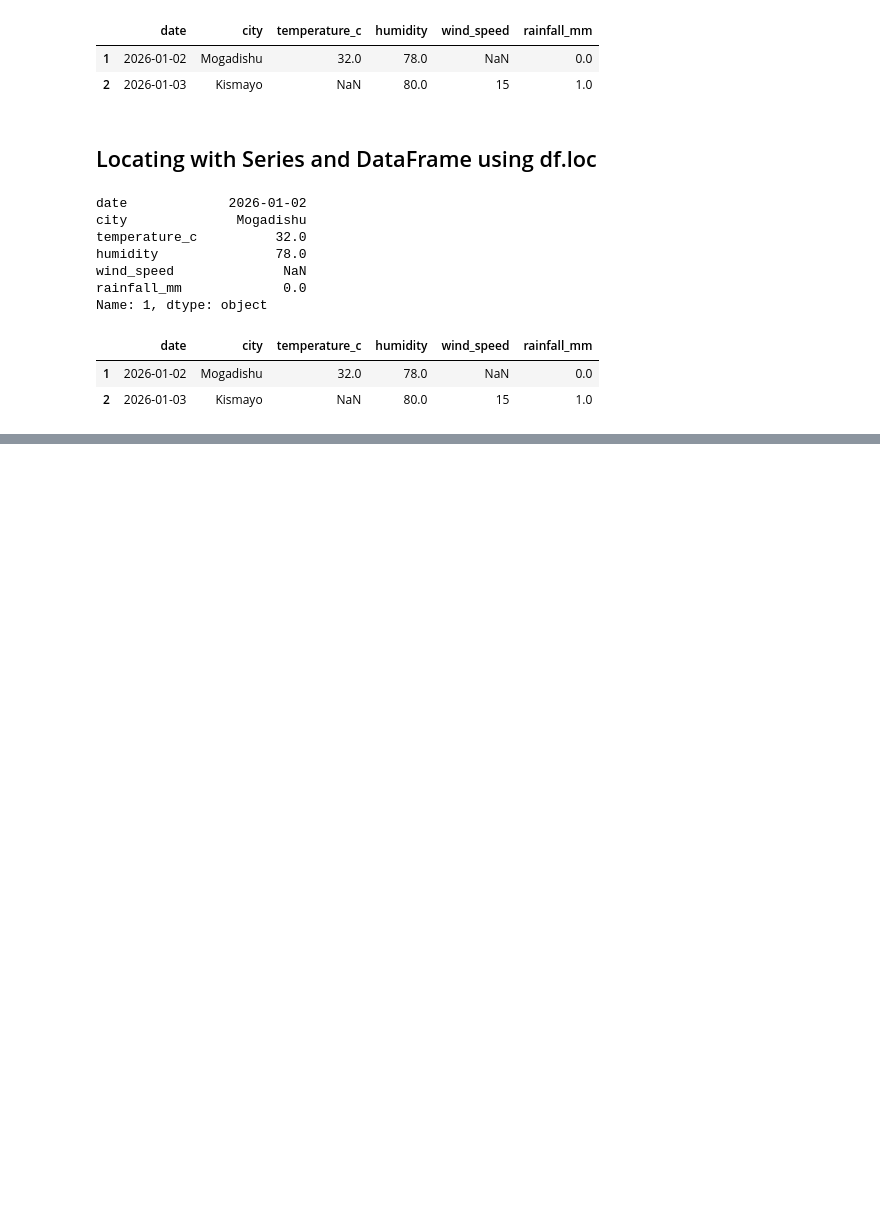
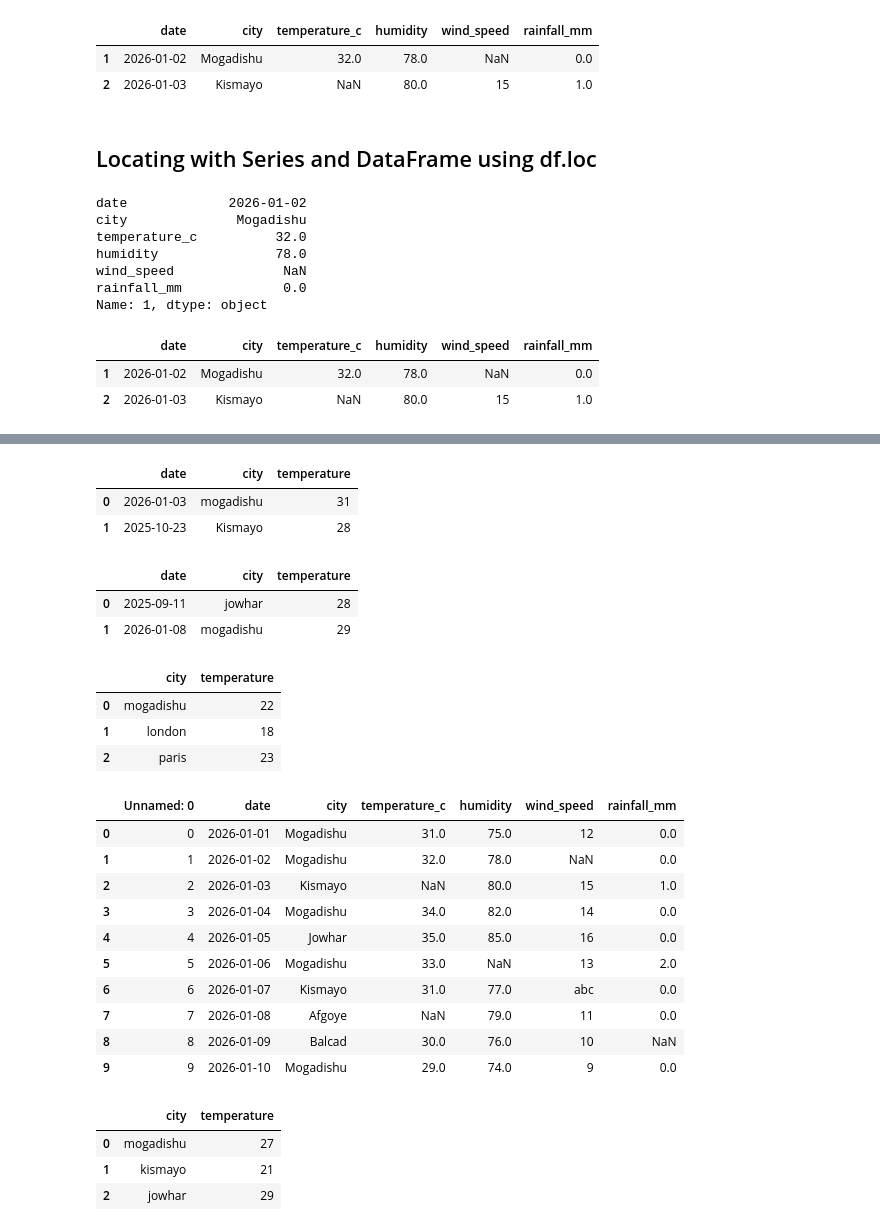
Before and after one commit to marshaale/learn-pandas, a Jupyter notebook: notebook.ipynb, the cells around one changed output, grey strips where cells are left out. Drawn from its saved outputs; the diff is of its cells as text; code cells hidden in the pictures; blank space fills up the shorter version.

Commit message:
basic ways to create data frame.

```diff
--- a/notebook.ipynb
+++ b/notebook.ipynb
@@ -223,0 +242,67 @@ df.loc[[1,2]]
+# %%
+# dictionary
+weather_data = {
+    "date":['2026-01-03','2025-10-23'],
+    "city":["mogadishu","Kismayo"],
+    "temperature":[31,28]
+}
+
+df = pd.DataFrame(weather_data)
+df
+# %% [output]
+|  | date | city | temperature |
+| 0 | 2026-01-03 | mogadishu | 31 |
+| 1 | 2025-10-23 | Kismayo | 28 |
+# %%
+# tuple list
+weather_data = {
+    ('2026-01-08','mogadishu',29),
+    ('2025-09-11','jowhar',28)
+}
+
+df = pd.DataFrame(weather_data,columns=['date','city','temperature'])
+df
+# %% [output]
+|  | date | city | temperature |
+| 0 | 2025-09-11 | jowhar | 28 |
+| 1 | 2026-01-08 | mogadishu | 29 |
+# %%
+# dictionary list
+weather_data = [
+    {'city':'mogadishu','temperature':22},
+    {'city':'london','temperature':18},
+    {'city':'paris','temperature':23}
+]
+
+df = pd.DataFrame(weather_data)
+df
+# %% [output]
+|  | city | temperature |
+| 0 | mogadishu | 22 |
+| 1 | london | 18 |
+| 2 | paris | 23 |
+# %%
+# excel
+df = pd.read_excel("weather.xlsx",sheet_name="Sheet1")
+df
+# %% [output]
+|  | Unnamed: 0 | date | city | temperature_c | humidity | wind_speed | rainfall_mm |
+| 0 | 0 | 2026-01-01 | Mogadishu | 31.0 | 75.0 | 12 | 0.0 |
+| 1 | 1 | 2026-01-02 | Mogadishu | 32.0 | 78.0 | NaN | 0.0 |
+| 2 | 2 | 2026-01-03 | Kismayo | NaN | 80.0 | 15 | 1.0 |
+| 3 | 3 | 2026-01-04 | Mogadishu | 34.0 | 82.0 | 14 | 0.0 |
+| 4 | 4 | 2026-01-05 | Jowhar | 35.0 | 85.0 | 16 | 0.0 |
+| 5 | 5 | 2026-01-06 | Mogadishu | 33.0 | NaN | 13 | 2.0 |
+| 6 | 6 | 2026-01-07 | Kismayo | 31.0 | 77.0 | abc | 0.0 |
+| 7 | 7 | 2026-01-08 | Afgoye | NaN | 79.0 | 11 | 0.0 |
+| 8 | 8 | 2026-01-09 | Balcad | 30.0 | 76.0 | 10 | NaN |
+| 9 | 9 | 2026-01-10 | Mogadishu | 29.0 | 74.0 | 9 | 0.0 |
+# %%
+# Json
+df = pd.read_json("weather.json")
+df
+# %% [output]
+|  | city | temperature |
+| 0 | mogadishu | 27 |
+| 1 | kismayo | 21 |
+| 2 | jowhar | 29 |
```
Also changed, not shown: parts of 2 cells of this notebook, 2 other files.
